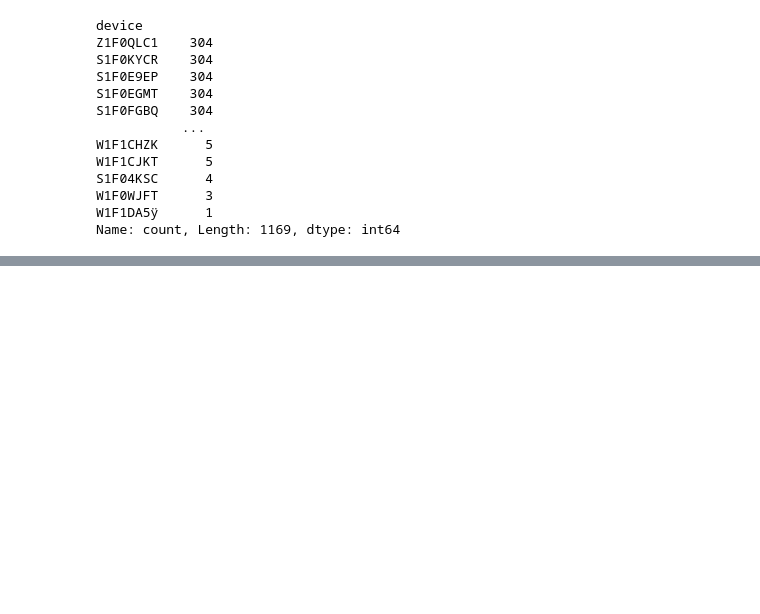
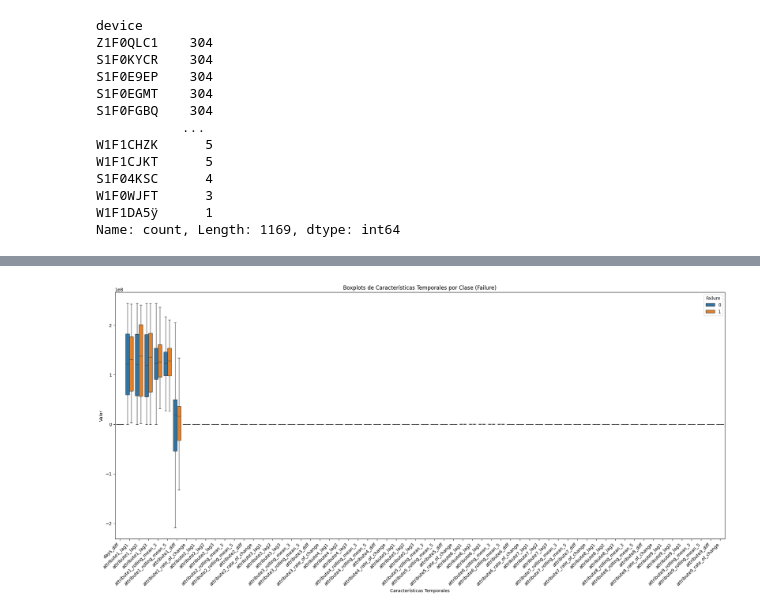
Before and after one commit to jsebastianquiroga/Technical-Challenge---MELI, a Jupyter notebook: notebooks/3.Prevision_falla.ipynb, the cells around one changed output, grey strips where cells are left out. Drawn from its saved outputs; the diff is of its cells as text; code cells hidden in the pictures; blank space fills up the shorter version.

```diff
--- a/notebooks/3.Prevision_falla.ipynb
+++ b/notebooks/3.Prevision_falla.ipynb
@@ -60,0 +495,22 @@ Name: count, Length: 1169, dtype: int64
+# %%
+import seaborn as sns
+import matplotlib.pyplot as plt
+# Seleccionar columnas con características temporales
+temporal_features = [col for col in df_with_features.columns if any(x in col for x in ['lag', 'rolling', 'diff', 'rate_of_change'])]
+# Crear un DataFrame compacto con características temporales y 'failure'
+data_for_plot = df_with_features[['failure'] + temporal_features].melt(id_vars='failure',
+                                                                       var_name='Feature',
+                                                                       value_name='Value')
+
+# Graficar box plots para cada característica temporal
+plt.figure(figsize=(20, 10))
+sns.boxplot(data=data_for_plot, x='Feature', y='Value', hue='failure', showfliers=False)
+plt.xticks(rotation=45, ha='right')
+plt.title("Boxplots de Características Temporales por Clase (Failure)")
+plt.xlabel("Características Temporales")
+plt.ylabel("Valor")
+plt.legend(title="Failure", loc='upper right')
+plt.tight_layout()
+plt.show()
+# %% [output]
+[figure, added]
```
Also changed, not shown: parts of 14 cells of this notebook, 5 other files.
